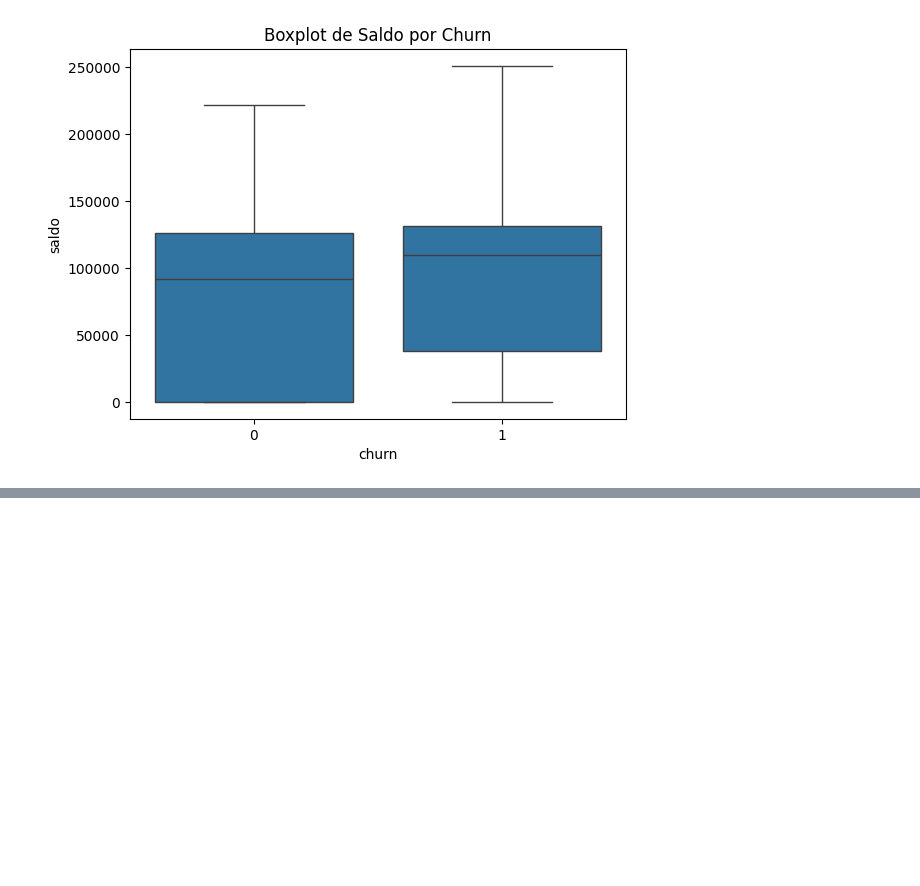
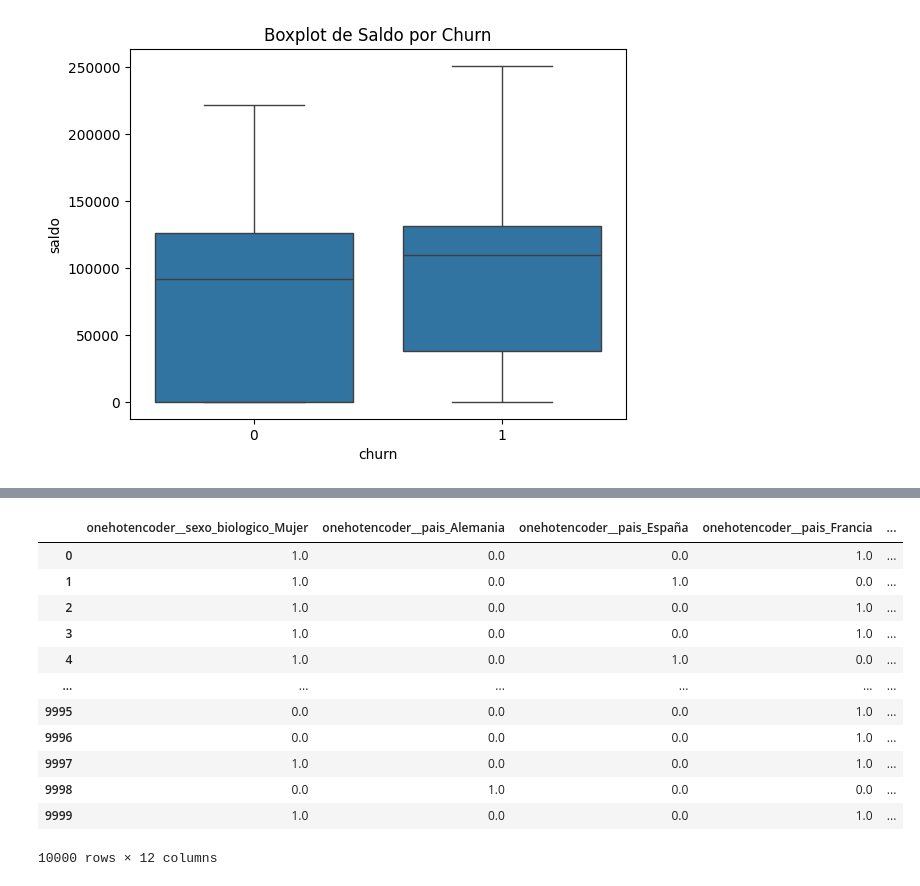
Before and after one commit to Danny3431/2080-html-css-header-footer-variables, a Jupyter notebook: Churn_de_clientes_desafio_machine_learning.ipynb, the cells around one changed output, grey strips where cells are left out. Drawn from its saved outputs; the diff is of its cells as text; code cells hidden in the pictures; blank space fills up the shorter version.

```diff
--- a/Churn_de_clientes_desafio_machine_learning.ipynb
+++ b/Churn_de_clientes_desafio_machine_learning.ipynb
@@ -171,0 +184,3 @@ plt.show()
+# %%
+x = datos.drop('churn', axis = 1)
+y = datos['churn']
@@ -171,0 +211,7 @@ plt.show()
+# %%
+one_hot = make_column_transformer((
+    OneHotEncoder(drop = 'if_binary'),
+    ['sexo_biologico','pais', 'tiene_tarjeta_credito', 'miembro_activo']
+),
+    remainder = 'passthrough',
+    sparse_threshold=0)
@@ -171,0 +220,2 @@ plt.show()
+# %%
+columnas = x.columns
@@ -171,0 +224,2 @@ plt.show()
+# %%
+x = one_hot.fit_transform(x)
@@ -171,0 +239,16 @@ plt.show()
+# %%
+pd.DataFrame(x, columns = one_hot.get_feature_names_out(columnas))
+# %% [output]
+|  | onehotencoder__sexo_biologico_Mujer | onehotencoder__pais_Alemania | onehotencoder__pais_España | onehotencoder__pais_Francia | ... |
+| 0 | 1.0 | 0.0 | 0.0 | 1.0 | ... |
+| 1 | 1.0 | 0.0 | 1.0 | 0.0 | ... |
+| 2 | 1.0 | 0.0 | 0.0 | 1.0 | ... |
+| 3 | 1.0 | 0.0 | 0.0 | 1.0 | ... |
+| 4 | 1.0 | 0.0 | 1.0 | 0.0 | ... |
+| ... | ... | ... | ... | ... | ... |
+| 9995 | 0.0 | 0.0 | 0.0 | 1.0 | ... |
+| 9996 | 0.0 | 0.0 | 0.0 | 1.0 | ... |
+| 9997 | 1.0 | 0.0 | 0.0 | 1.0 | ... |
+| 9998 | 0.0 | 1.0 | 0.0 | 0.0 | ... |
+| 9999 | 1.0 | 0.0 | 0.0 | 1.0 | ... |
+10000 rows × 12 columns
```
Also changed, not shown: parts of 28 cells of this notebook.
